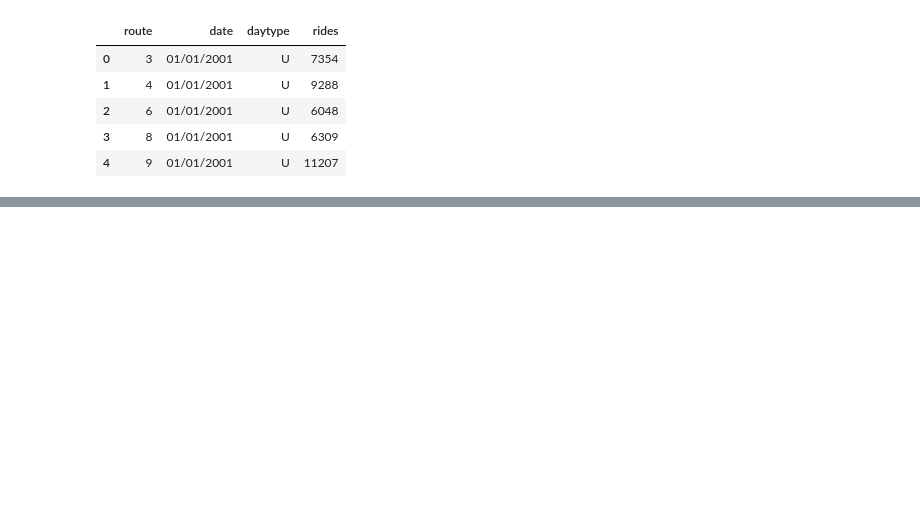
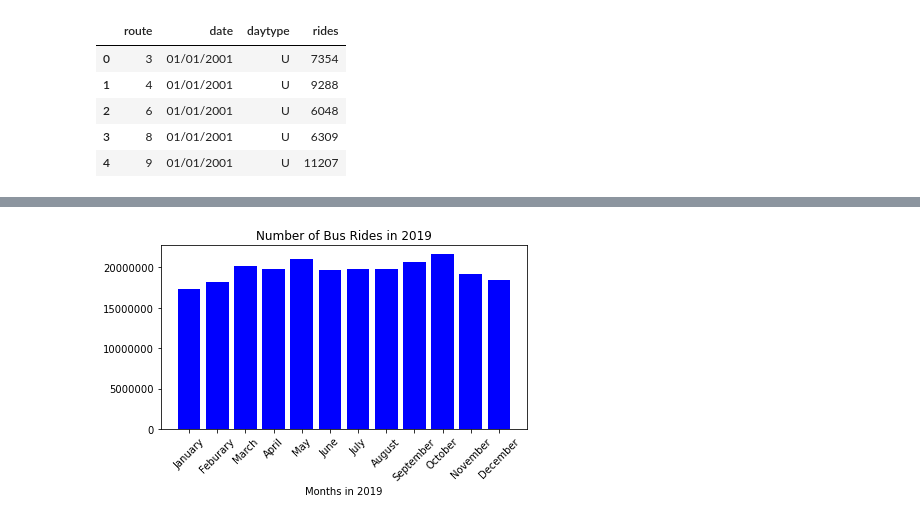
Before and after one commit to WACunninghamIV/Chicago_Traffic-RidershipData, a Jupyter notebook: BusDataCleaned.ipynb, the cells around one changed output, grey strips where cells are left out. Cells and saved outputs as stored; diff of their text form; code cells hidden in the pictures; blank space fills up the shorter version.

```diff
--- a/BusDataCleaned.ipynb
+++ b/BusDataCleaned.ipynb
@@ -298,0 +89,22 @@ plt.tight_layout()
+# %%
+Months_in_2019 = ["January", "Feburary", "March", "April", "May", "June", "July", "August", "September", "October", "November", "December"]
+Number_of_Rides = [17341152, 18172286, 20138291, 19816966, 21014410, 19641174, 19795636, 19751742, 20714014, 21650358, 19184367, 18416176]
+x_axis = np.arange(len(Number_of_Rides))
+x_axis = Months_in_2019
+# %%
+# Use DataFrame.plot() in order to create a bar chart of the data
+#month_2020.plot(kind="bar")
+
+# Set a title for the chart
+
+plt.title("Number of Bus Rides in 2019")
+plt.ticklabel_format(axis='y',style='plain')
+plt.xlabel("Months in 2019")
+plt.xticks(rotation = 45)
+plt.xticks(range(len(Months_in_2019)), Months_in_2019)
+plt.tight_layout()
+plt.bar(x_axis, Number_of_Rides, color="b", align="center")
+plt.savefig("2019_Bus")
+plt.show()
+# %% [output]
+[figure, added]
```
Also changed, not shown: parts of 44 cells of this notebook, 4 other files.
